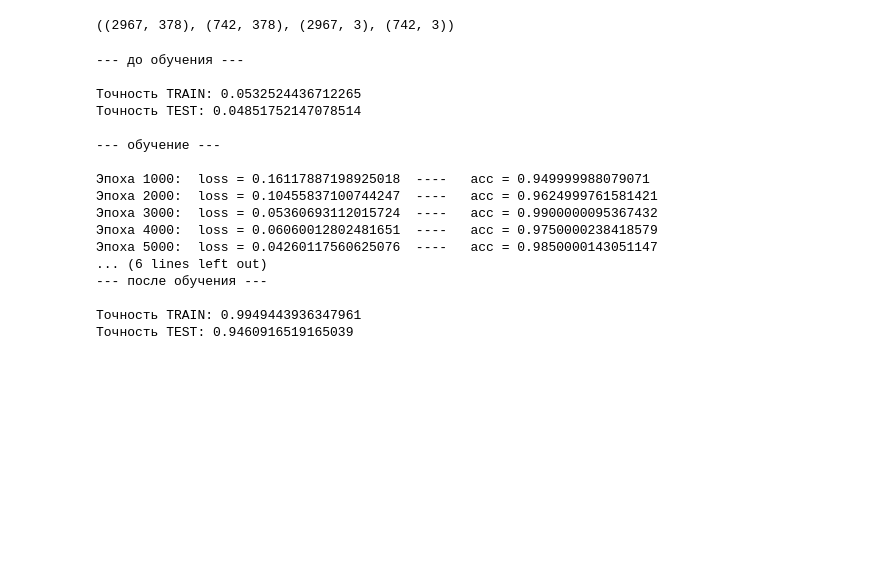
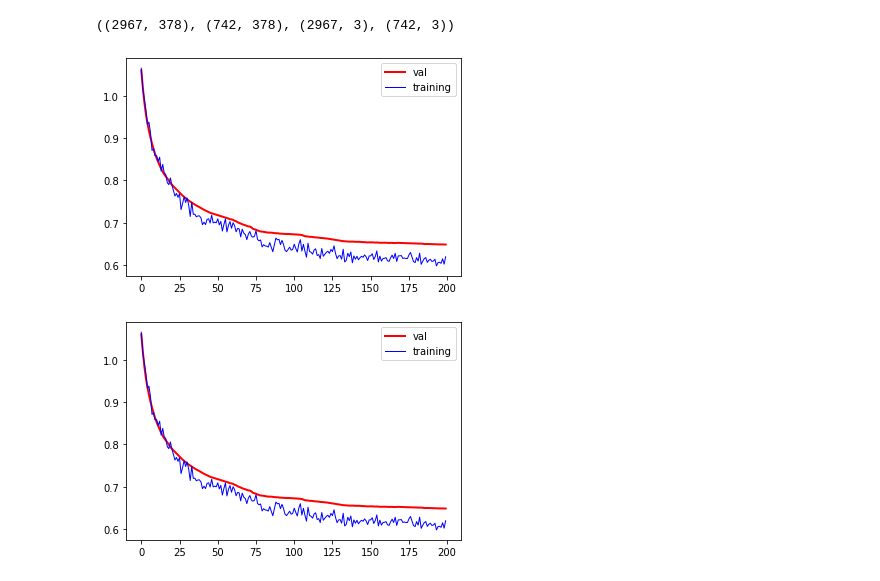
Before and after one commit to GA239/DS_course, a Jupyter notebook: HW7/tsk1/TF2_2_0.ipynb, the cells around one changed output. Cells and saved outputs as stored; diff of their text form; code cells hidden in the pictures; blank space fills up the shorter version.

```diff
--- a/HW7/tsk1/TF2_2_0.ipynb
+++ b/HW7/tsk1/TF2_2_0.ipynb
@@ -40,12 +47,13 @@ Xtrain.shape, Xtest.shape, Ytrain.shape, Ytest.shape
 w = tf.Variable(tf.ones(shape=(Xtrain.shape[1], Ytrain.shape[1])), name="W")
 b = tf.Variable(tf.zeros(shape=(Ytrain.shape[1])), name="b")
 
-N_EPOCHS = 10000
+N_EPOCHS = 200
 display_step = 1000
 optimizer = tf.optimizers.Adam()
 # %%
 def predict(x):
-    return tf.linalg.matmul(x, w) + b
+    # return tf.linalg.matmul(x, w) + b
+    return tf.math.sigmoid(tf.linalg.matmul(x, w) + b)
 
 @tf.function
 def lossf(y_, y):
@@ -71,41 +79,32 @@ def forward(x, y):
       optimizer.apply_gradients(zip(gradients, [w, b]))
   return loss, acc
 # %%
-print('\n--- до обучения ---\n')
-_, acc_train = calculate(np.array(Xtrain), np.array(Ytrain))
-print(f"Точность TRAIN: {acc_train}")
-_, acc_test = calculate(np.array(Xtest), np.array(Ytest))
-print(f"Точность TEST: {acc_test}")
+# print('\n--- до обучения ---\n')
+# _, acc_train = calculate(np.array(Xtrain), np.array(Ytrain))
+# print(f"Точность TRAIN: {acc_train}")
+# _, acc_test = calculate(np.array(Xtest), np.array(Ytest))
+# print(f"Точность TEST: {acc_test}")
 
-print('\n--- обучение ---\n')
+def train_epoch(numsteps=50):
+  for _ in range(numsteps):
+    Xbatch = Xtrain.sample(400)
+    Ybatch = Ytrain.loc[Xbatch.index]
+    lossv, accv = forward(np.array(Xbatch), np.array(Ybatch))
+  loss_test, acc_test = calculate(np.array(Xtest), np.array(Ytest))
+  return lossv, loss_test
+
+losses_train = []
+losses_test = []
 for i in range(N_EPOCHS):
-  Xbatch = Xtrain.sample(400)
-  Ybatch = Ytrain.loc[Xbatch.index]
-  lossv, accv = forward(np.array(Xbatch), np.array(Ybatch))
-  if (i+1) % display_step == 0:
-    print(f'Эпоха {i+1}:  loss = {lossv}  ----   acc = {accv}')
-
-
-print('\n--- после обучения ---\n')
-_, acc_train = calculate(np.array(Xtrain), np.array(Ytrain))
-print(f"Точность TRAIN: {acc_train}")
-_, acc_test = calculate(np.array(Xtest), np.array(Ytest))
-print(f"Точность TEST: {acc_test}")
+  loss_train, loss_test = train_epoch()
+  losses_train.append(loss_train)
+  losses_test.append(loss_test)
+  plt.clf()
+  plt.plot(losses_test, 'r-', lw=2, label='val')
+  plt.plot(losses_train, 'b-', lw=1, label='training')
+  plt.legend()
+  display.clear_output(wait=True)
+  display.display(plt.gcf())
 # %% [output]
---- до обучения ---
-
-Точность TRAIN: 0.0532524436712265
-Точность TEST: 0.04851752147078514
-
---- обучение ---
-
-Эпоха 1000:  loss = 0.16117887198925018  ----   acc = 0.949999988079071
-Эпоха 2000:  loss = 0.10455837100744247  ----   acc = 0.9624999761581421
-Эпоха 3000:  loss = 0.05360693112015724  ----   acc = 0.9900000095367432
-Эпоха 4000:  loss = 0.06060012802481651  ----   acc = 0.9750000238418579
-Эпоха 5000:  loss = 0.04260117560625076  ----   acc = 0.9850000143051147
-... (6 lines left out)
---- после обучения ---
-
-Точность TRAIN: 0.9949443936347961
-Точность TEST: 0.9460916519165039
+[figure, added]
+[figure, added]
```
Also changed, not shown: parts of 3 cells of this notebook, 1 other file.
